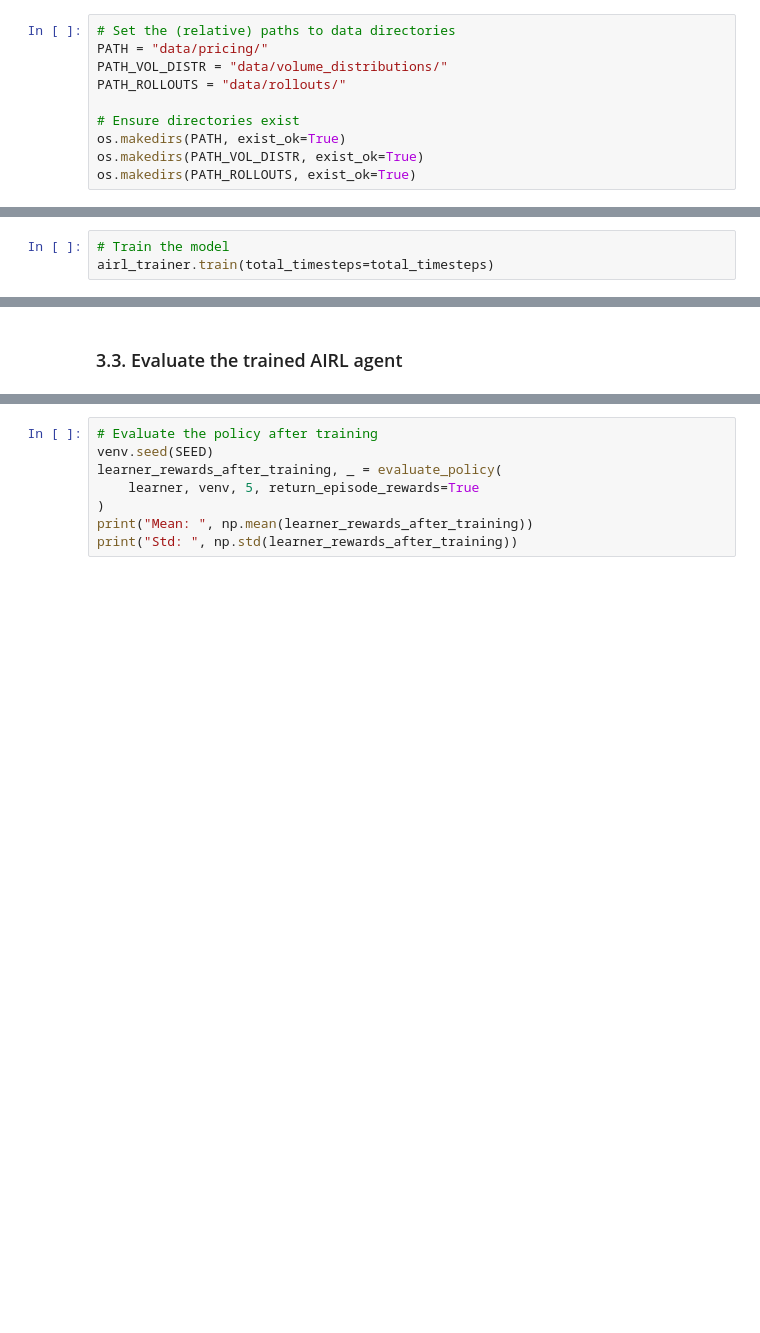
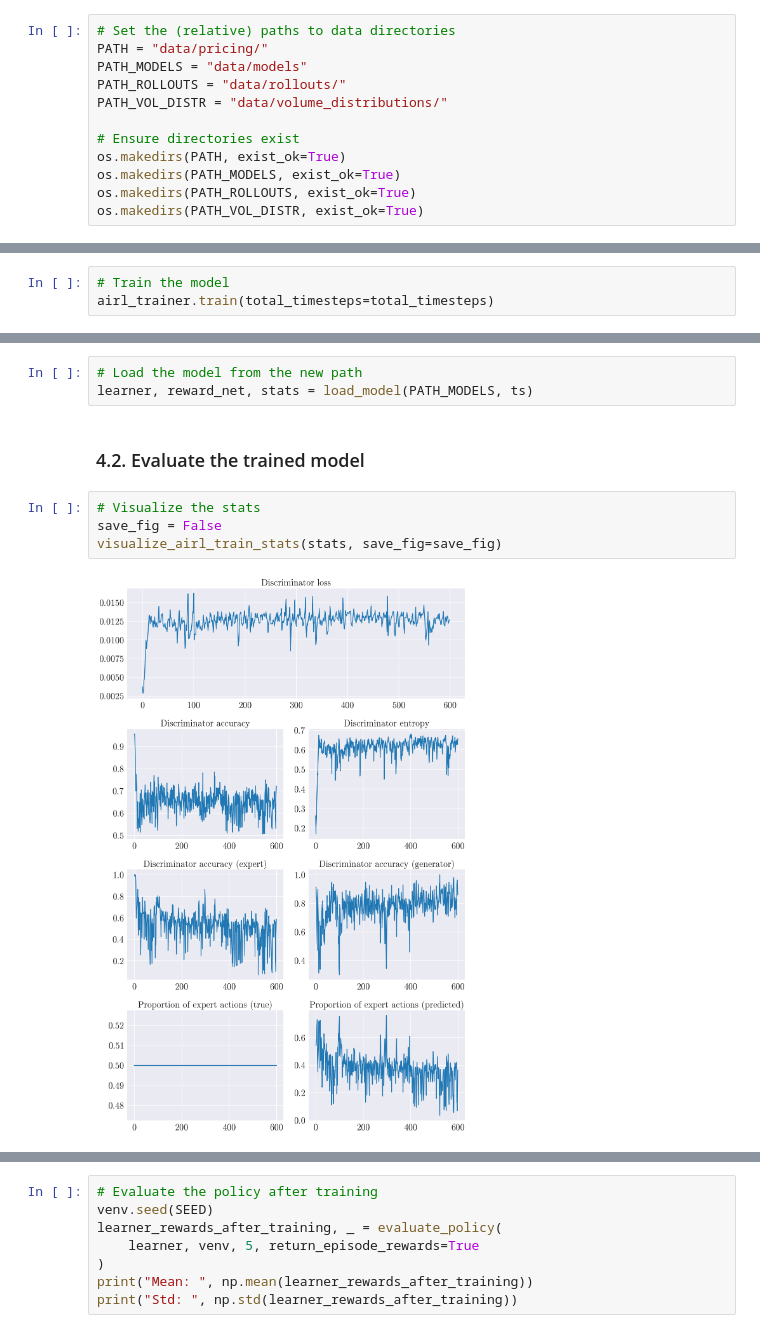
Before and after one commit to JurajZelman/airl-market-making, a Jupyter notebook: main.ipynb, the cells around one changed output, grey strips where cells are left out. Saved outputs shown, nothing was run; the diff lists cells and outputs as text; blank space fills up the shorter version.

Commit message:
Update the model evaluation section

```diff
--- a/main.ipynb
+++ b/main.ipynb
@@ -61,13 +61,15 @@ SEED = 5
 # %%
 # Set the (relative) paths to data directories
 PATH = "data/pricing/"
+PATH_MODELS = "data/models"
+PATH_ROLLOUTS = "data/rollouts/"
 PATH_VOL_DISTR = "data/volume_distributions/"
-PATH_ROLLOUTS = "data/rollouts/"
 
 # Ensure directories exist
 os.makedirs(PATH, exist_ok=True)
+os.makedirs(PATH_MODELS, exist_ok=True)
+os.makedirs(PATH_ROLLOUTS, exist_ok=True)
 os.makedirs(PATH_VOL_DISTR, exist_ok=True)
-os.makedirs(PATH_ROLLOUTS, exist_ok=True)
 # %%
 # Enable/disable long print outputs
 PRINT = False
@@ -602,2 +659,11 @@ airl_trainer.train(total_timesteps=total_timesteps)
+# %%
+# Load the model from the new path
+learner, reward_net, stats = load_model(PATH_MODELS, ts)
 # %% [markdown]
-### 3.3. Evaluate the trained AIRL agent
+### 4.2. Evaluate the trained model
+# %%
+# Visualize the stats
+save_fig = False
+visualize_airl_train_stats(stats, save_fig=save_fig)
+# %% [output]
+[figure, added]
```
Also changed, not shown: parts of 41 cells of this notebook.
